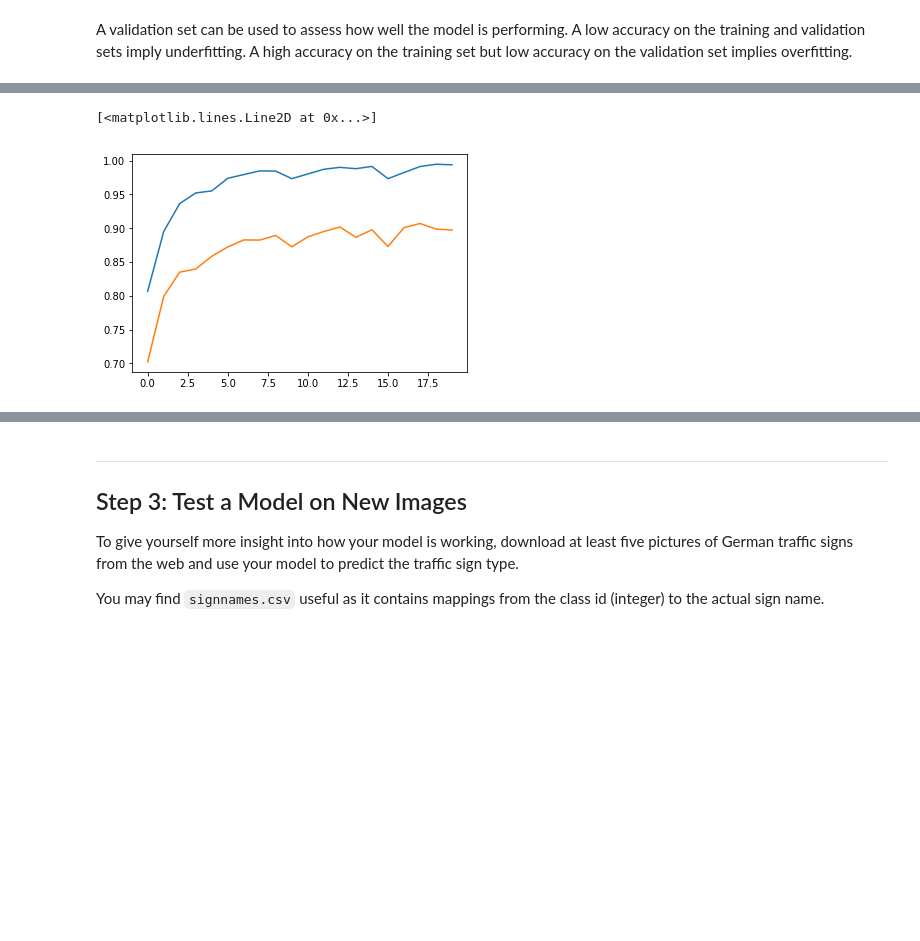
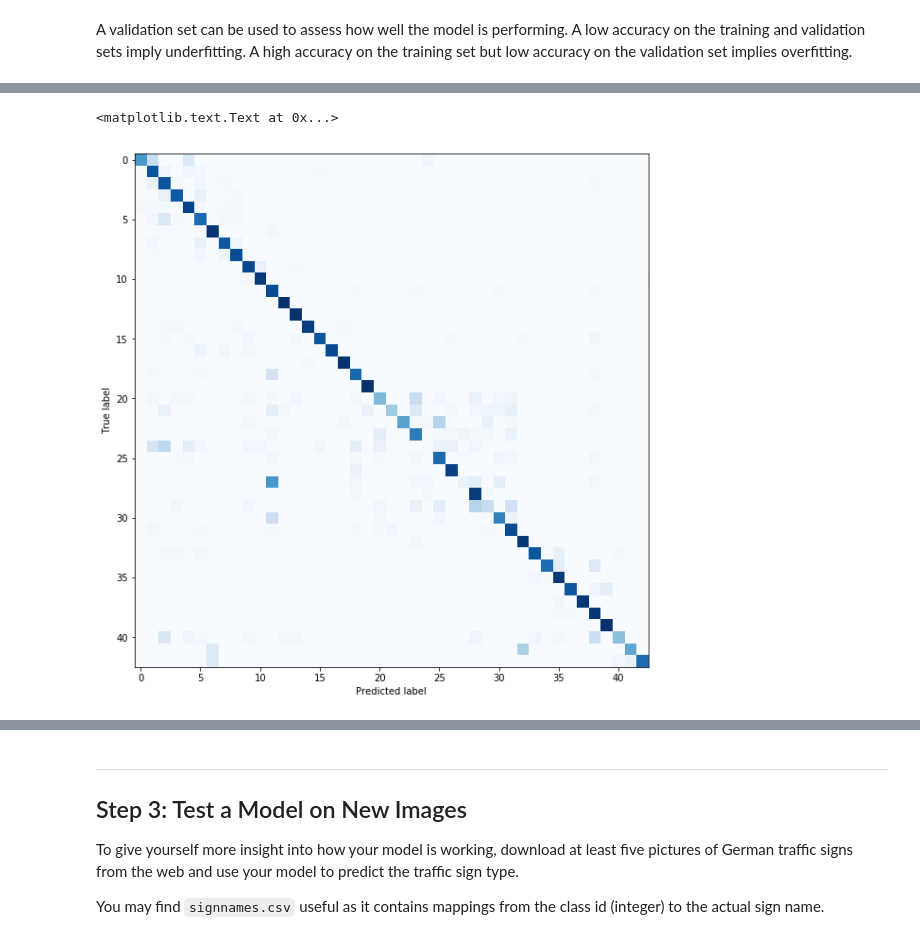
Before and after one commit to tindandelion/carne-traffic-signs-p2, a Jupyter notebook: Traffic_Sign_Classifier.ipynb, the cells around one changed output, grey strips where cells are left out. Saved outputs shown, nothing was run; the diff lists cells and outputs as text; code cells hidden in the pictures; blank space fills up the shorter version.

```diff
--- a/Traffic_Sign_Classifier.ipynb
+++ b/Traffic_Sign_Classifier.ipynb
@@ -283,6 +312,19 @@ a1 = np.array(accuracies)
-# %%
-plt.plot(a1[:, 0], a1[:, 1])
-plt.plot(a1[:, 0], a1[:, 2])
-# %% [output]
-[<matplotlib.lines.Line2D at 0x...>]
-[figure, removed]
+# %%
+with tf.Session() as sess:
+    load_model(sess)
+    logits = sess.run(predictor, feed_dict={X: X_valid})
+    predicted_classes = np.argmax(logits, axis=1)
+# %%
+from sklearn.metrics import confusion_matrix
+
+cm = confusion_matrix(y_valid, predicted_classes)
+cm_norm = cm.astype('float') / cm.sum(axis=1)[:, np.newaxis]
+# %%
+plt.figure(figsize=(10, 10))
+plt.imshow(cm_norm, interpolation='nearest', cmap=plt.cm.Blues)
+
+plt.ylabel('True label')
+plt.xlabel('Predicted label')
+# %% [output]
+<matplotlib.text.Text at 0x...>
+[figure, added]
```
Also changed, not shown: parts of 14 cells of this notebook.
